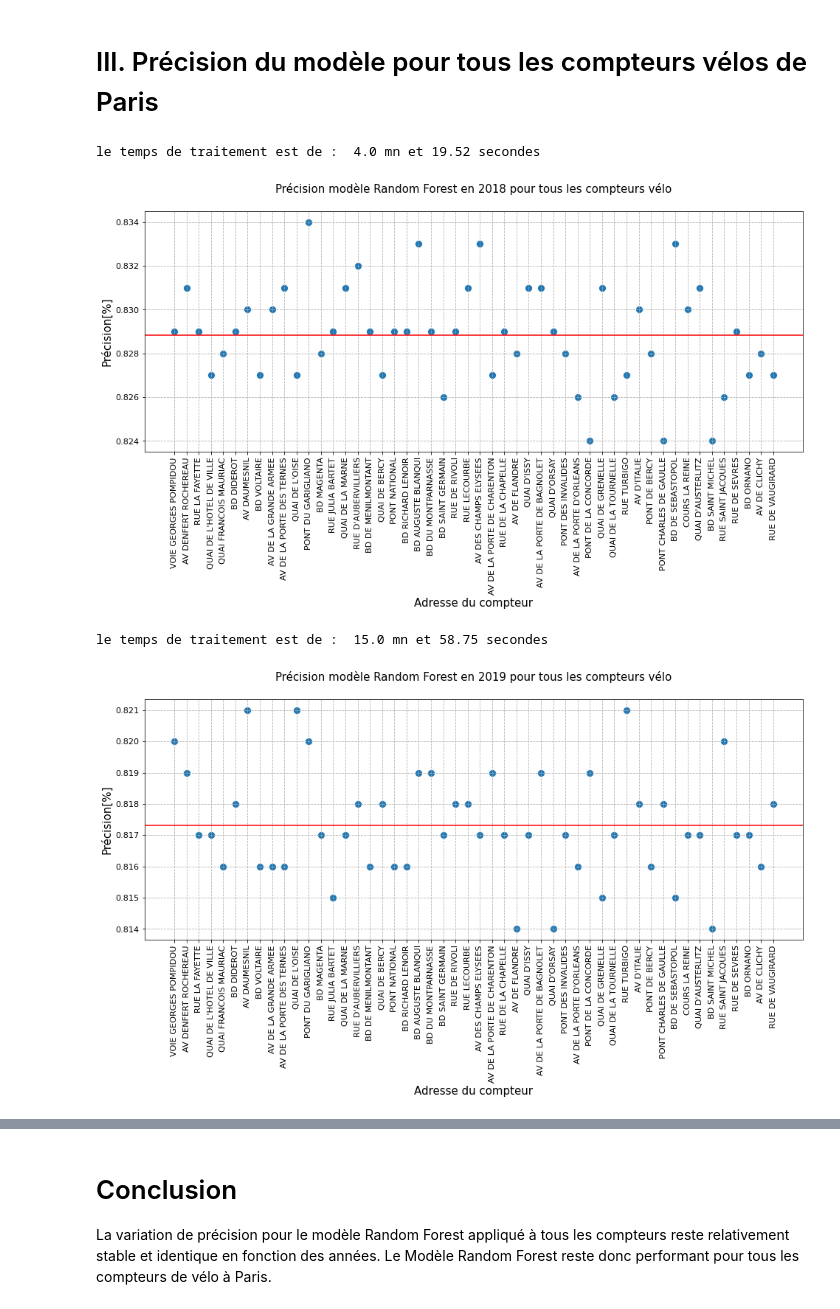
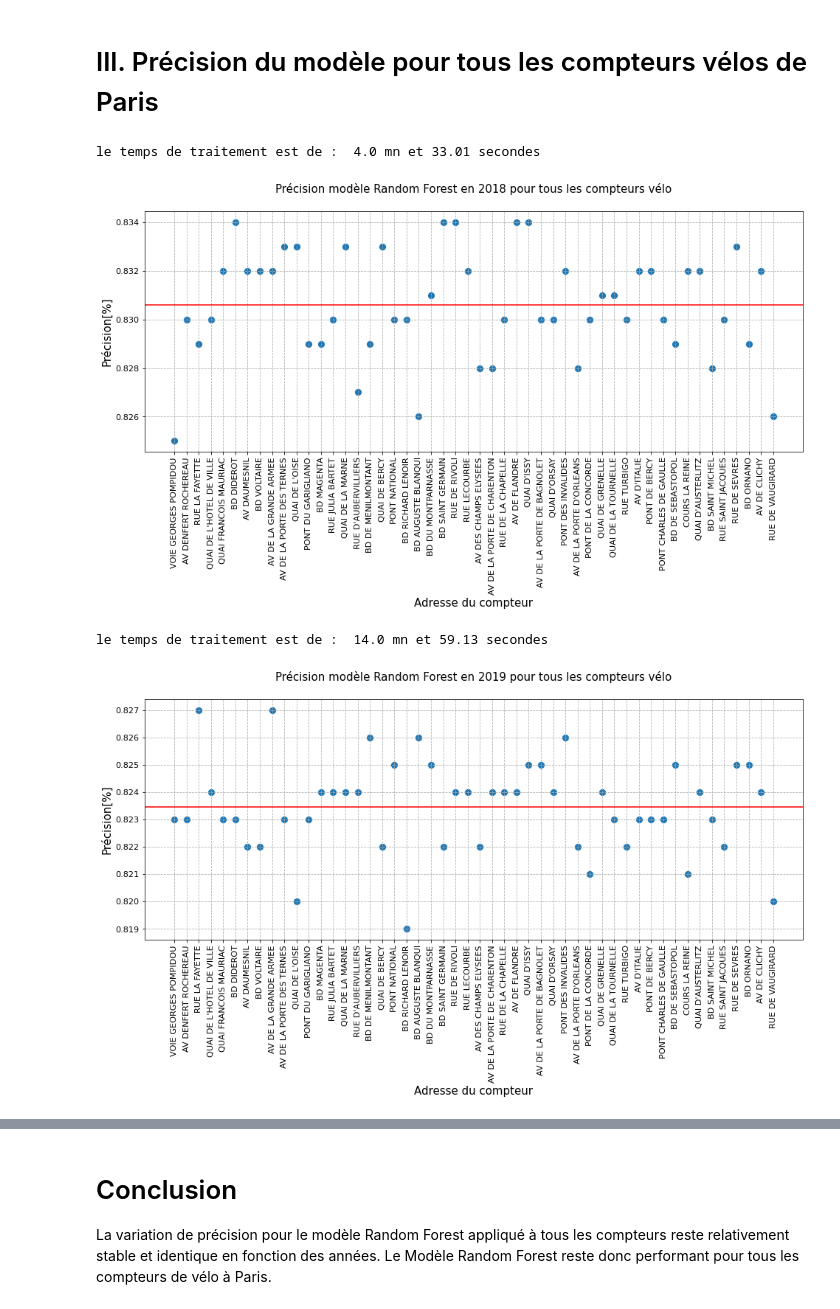
Before and after one commit to tanouar/ParisPyVelib, a Jupyter notebook: Notebook4_Modelisation_feats_resolution.ipynb, the cells around one changed output, grey strips where cells are left out. Cells and saved outputs as stored; diff of their text form; code cells hidden in the pictures.

```diff
--- a/Notebook4_Modelisation_feats_resolution.ipynb
+++ b/Notebook4_Modelisation_feats_resolution.ipynb
@@ -811,8 +813,8 @@ for compteur in address:
     X_train_scaled = X_train
     X_test_scaled = X_test
 
-    # Création d'un classifieur avec une profondeur de l'arbre = 18
-    clf = ensemble.RandomForestClassifier(min_samples_split=4, max_depth = 18)
+    # Création d'un classifieur avec une profondeur de l'arbre = 19
+    clf = ensemble.RandomForestClassifier(min_samples_split=4, max_depth = 19)
     clf.fit(X_train_scaled, y_train)
 
     # ajout des valeurs de précisions
@@ -835,8 +837,8 @@ plt.title('Précision modèle Random Forest en 2018 pour tous les compteurs vél
 plt.axhline(np.array(precision).mean(), color='r')
 sns.scatterplot(x=address, y=precision, s=100);
 # %% [output]
-le temps de traitement est de :  4.0 mn et 19.52 secondes
+le temps de traitement est de :  4.0 mn et 33.01 secondes
-[figure, old version]
+[figure, new version]
 # %%
 # 2019
 
@@ -912,37 +914,37 @@ for compteur in address:
     # Séparation du jeux de donnée pour entrainement
     X_train, X_test, y_train, y_test = train_test_split(feats_t, target_t, test_size=0.2, random_state=101)
 
     # preprocessing
     scaler = preprocessing.StandardScaler().fit(X_train)
     X_train_scaled = X_train
     X_test_scaled = X_test
 
-    # Création d'un classifieur avec une profondeur de l'arbre = 18
-    clf = ensemble.RandomForestClassifier(min_samples_split=4, max_depth = 18)
+    # Création d'un classifieur avec une profondeur de l'arbre = 19
+    clf = ensemble.RandomForestClassifier(min_samples_split=4, max_depth = 19)
     clf.fit(X_train_scaled, y_train)
 
     # ajout des valeurs de précisions
     precision.append(clf.score(X_test, y_test).round(3))
 
 # fin du compteur de temps
 end = time.time()
 print("le temps de traitement est de : ",
       np.array((end - start) // 60).round(0),
       "mn et", np.array(((end - start) / 60 - (end - start) // 60)*60).round(2),
       "secondes")
 
 # affichage des compteurs en fonction de la précision
 plt.figure(figsize=(16,6))
 plt.xlabel('Adresse du compteur')
 plt.xticks(rotation=90)
 plt.ylabel('Précision[%]')
 plt.grid(linestyle='--')
 plt.title('Précision modèle Random Forest en 2019 pour tous les compteurs vélo')
 plt.axhline(np.array(precision).mean(), color='r')
 sns.scatterplot(x=address, y=precision, s=100);
 # %% [output]
-le temps de traitement est de :  15.0 mn et 58.75 secondes
+le temps de traitement est de :  14.0 mn et 59.13 secondes
-[figure, old version]
+[figure, new version]
 # %%
 # 2020
 
```
Also changed, not shown: parts of 17 cells of this notebook.
